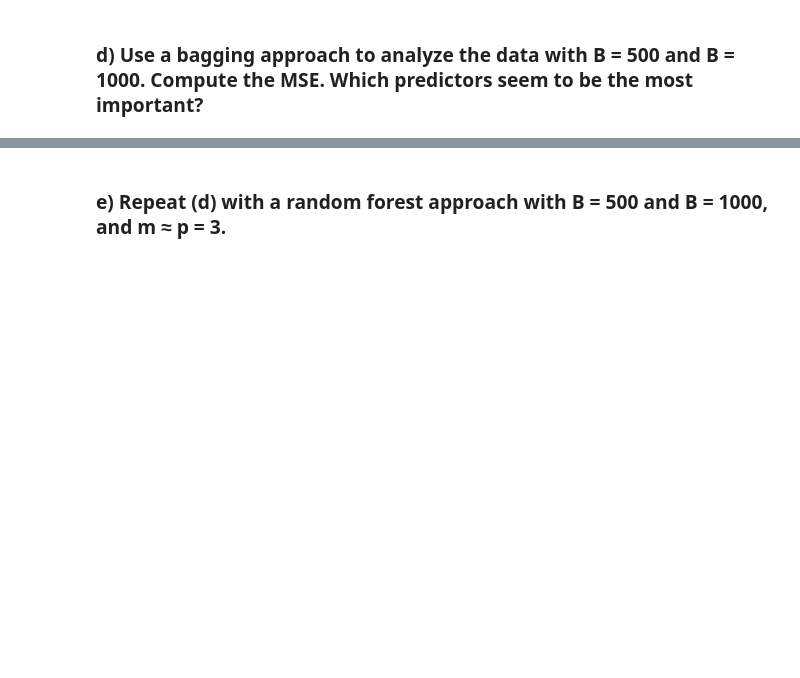
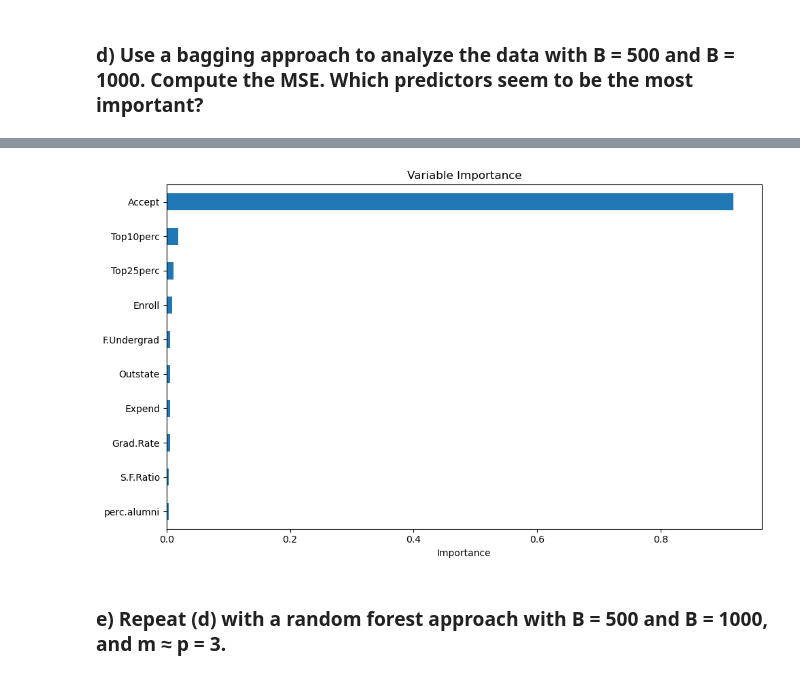
Before and after one commit to Edwin-Kutsushi/STAT-587-Homework-2, a Jupyter notebook: Homework_2.ipynb, the cells around one changed output, grey strips where cells are left out. Saved outputs shown, nothing was run; the diff lists cells and outputs as text; code cells hidden in the pictures; blank space fills up the shorter version.

```diff
--- a/Homework_2.ipynb
+++ b/Homework_2.ipynb
@@ -265,0 +224,93 @@ feature_importance = pd.DataFrame(
+# %%
+# predictors and response
+X = college.drop("Apps", axis=1)
+y = college["Apps"]
+feature_names = X.columns
+
+# train–test split (80% / 20%)
+X_train, X_test, y_train, y_test = train_test_split(
+    X, y, test_size=0.2, random_state=42
+)
+
+# --------------------------------------------------
+# Bagging with regression trees
+# --------------------------------------------------
+def fit_bagging(n_estimators):
+
+    model = BaggingRegressor(
+        estimator=DecisionTreeRegressor(),
+        n_estimators=n_estimators,
+        bootstrap=True,
+        random_state=42,
+        n_jobs=-1
+    )
+
+    model.fit(X_train, y_train)
+
+    # training error
+    train_pred = model.predict(X_train)
+    train_mse = mean_squared_error(y_train, train_pred)
+
+    # test error
+    test_pred = model.predict(X_test)
+    test_mse = mean_squared_error(y_test, test_pred)
+
+    return train_mse, test_mse, model
+
+
+# Bagging with B = 500
+train_mse_500, test_mse_500, bag_500 = fit_bagging(500)
+print(f"Bagging (B = 500) Training MSE: {train_mse_500:,.2f}")
+print(f"Bagging (B = 500) Test MSE:     {test_mse_500:,.2f}")
+
+# Bagging with B = 1000
+train_mse_1000, test_mse_1000, bag_1000 = fit_bagging(1000)
+print(f"\nBagging (B = 1000) Training MSE: {train_mse_1000:,.2f}")
+print(f"Bagging (B = 1000) Test MSE:     {test_mse_1000:,.2f}")
+
+
+# --------------------------------------------------
+# Random Forest in bagging mode (m = p)
+# --------------------------------------------------
+rf_bagging = RandomForestRegressor(
+    n_estimators=1000,
+    max_features=len(feature_names),   # m = p → pure bagging
+    random_state=42,
+    n_jobs=-1
+)
+
+rf_bagging.fit(X_train, y_train)
+
+# training error
+rf_train_pred = rf_bagging.predict(X_train)
+rf_train_mse = mean_squared_error(y_train, rf_train_pred)
+
+# test error
+rf_test_pred = rf_bagging.predict(X_test)
+rf_test_mse = mean_squared_error(y_test, rf_test_pred)
+
+print(f"\nRandom Forest (Bagging) Training MSE: {rf_train_mse:,.2f}")
+print(f"Random Forest (Bagging) Test MSE:     {rf_test_mse:,.2f}")
+
+
+# --------------------------------------------------
+# Variable importance (Random Forest)
+# --------------------------------------------------
+feature_importance = pd.Series(
+    rf_bagging.feature_importances_,
+    index=feature_names
+).sort_values(ascending=False)
+
+print("\nMost Important Predictors:")
+print(feature_importance.head(10))
+
+# plot variable importance
+plt.figure(figsize=(10, 6))
+feature_importance.head(10).plot(kind="barh")
+plt.gca().invert_yaxis()
+plt.xlabel("Importance")
+plt.title("Variable Importance")
+plt.tight_layout()
+plt.savefig("Variable Importance.jpg", dpi=300, bbox_inches="tight")
+plt.show()
+# %% [output]
@@ -266,2 +334,3 @@ feature_importance = pd.DataFrame(
+[figure, added]
 # %% [markdown]
 ### e) Repeat (d) with a random forest approach with B = 500 and B = 1000, and m ≈ p = 3.
```
Also changed, not shown: parts of 17 cells of this notebook.
